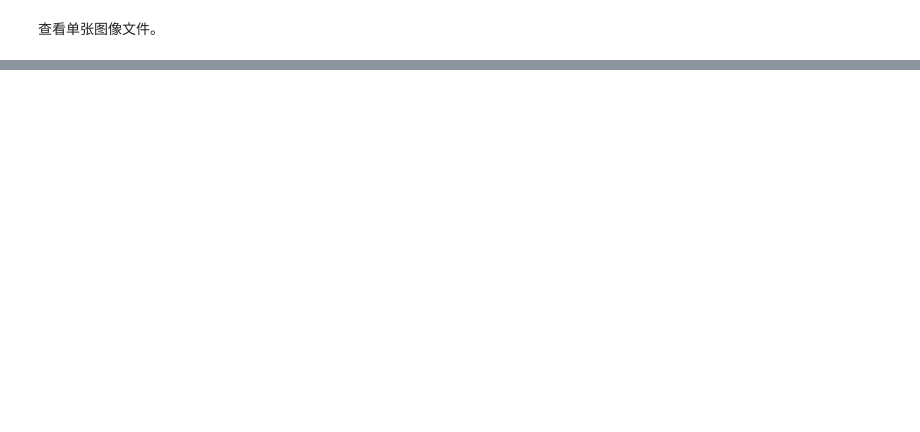
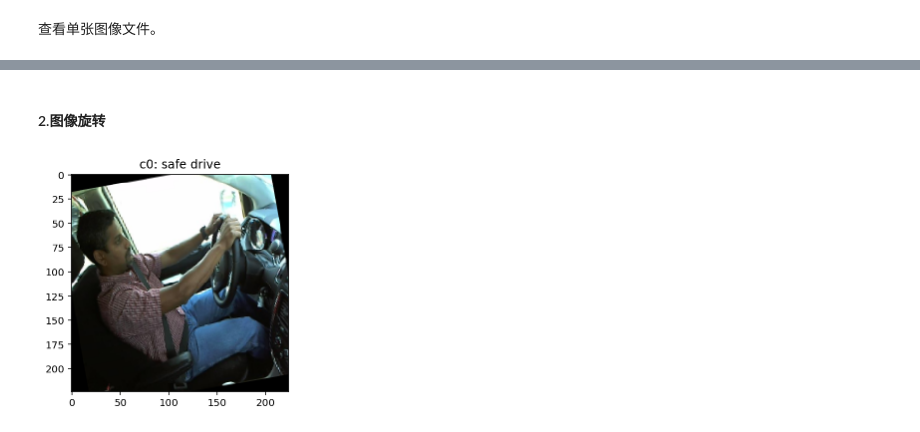
Before and after one commit to claudehotline/distracted_driver_detection, a Jupyter notebook: Data_analysis.ipynb, the cells around one changed output, grey strips where cells are left out. Drawn from its saved outputs; the diff is of its cells as text; code cells hidden in the pictures; blank space fills up the shorter version.

```diff
--- a/Data_analysis.ipynb
+++ b/Data_analysis.ipynb
@@ -96,0 +102,12 @@ The size of the image is (224, 224, 3):
+# %% [markdown]
+#### 2.图像旋转
+# %%
+# getRotationMatrix2D(center, angle, scale) -> retval
+M_rotate = cv2.getRotationMatrix2D((112, 112), 10, 1)
+rotated = cv2.warpAffine(resized, M_rotate, (224, 224))
+
+plt.title("c0: safe drive")
+plt.imshow(rotated)
+plt.show()
+# %% [output]
+[figure, added]
```
Also changed, not shown: parts of 11 cells of this notebook, 3 other files.
